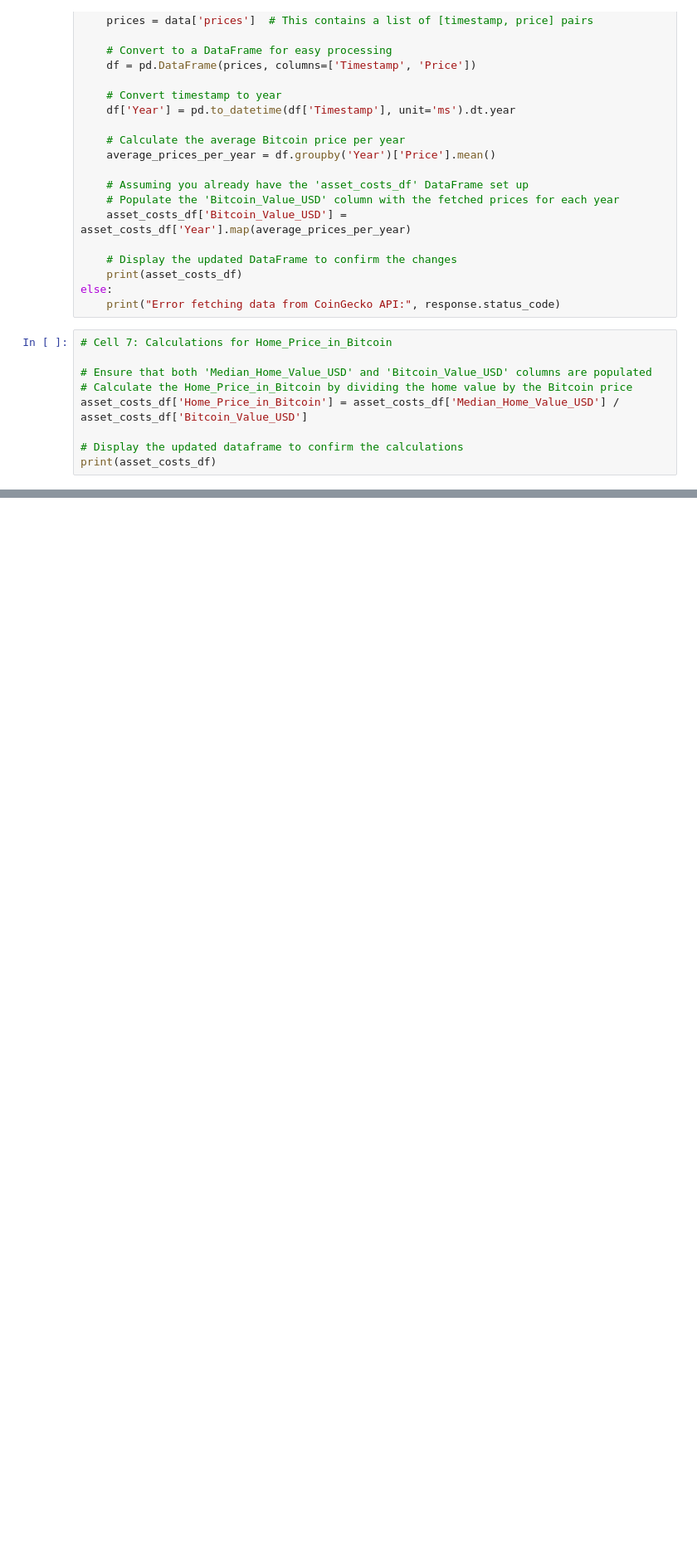
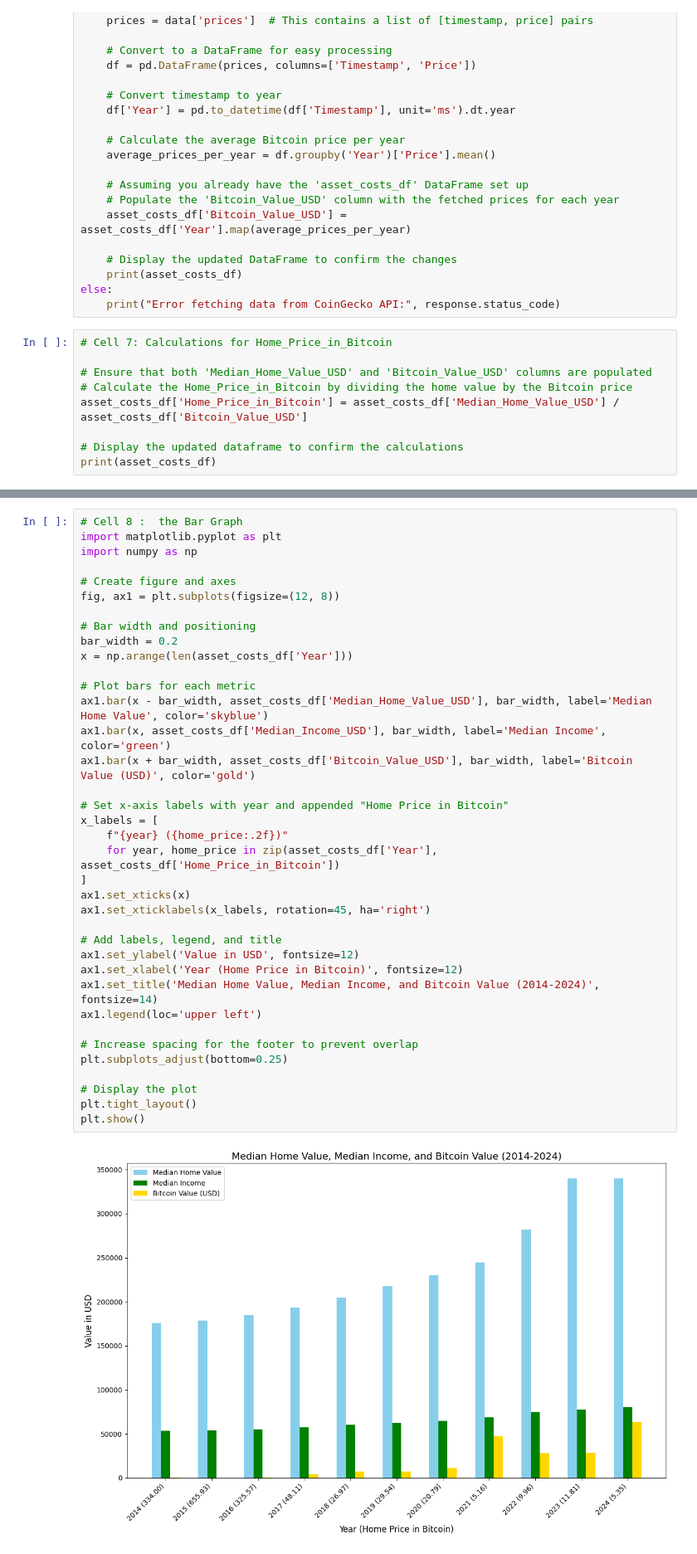
Before and after one commit to ZeusEnergy007/AssetCostsCompared, a Jupyter notebook: AssetCostsCompared.ipynb, the cells around one changed output, grey strips where cells are left out. Shown at 83% size. Drawn from its saved outputs; the diff is of its cells as text; blank space fills up the shorter version.

```diff
--- a/AssetCostsCompared.ipynb
+++ b/AssetCostsCompared.ipynb
@@ -404,0 +353,39 @@ plt.show()
+# %%
+# Cell 8 :  the Bar Graph
+import matplotlib.pyplot as plt
+import numpy as np
+
+# Create figure and axes
+fig, ax1 = plt.subplots(figsize=(12, 8))
+
+# Bar width and positioning
+bar_width = 0.2
+x = np.arange(len(asset_costs_df['Year']))
+
+# Plot bars for each metric
+ax1.bar(x - bar_width, asset_costs_df['Median_Home_Value_USD'], bar_width, label='Median Home Value', color='skyblue')
+ax1.bar(x, asset_costs_df['Median_Income_USD'], bar_width, label='Median Income', color='green')
+ax1.bar(x + bar_width, asset_costs_df['Bitcoin_Value_USD'], bar_width, label='Bitcoin Value (USD)', color='gold')
+
+# Set x-axis labels with year and appended "Home Price in Bitcoin"
+x_labels = [
+    f"{year} ({home_price:.2f})"
+    for year, home_price in zip(asset_costs_df['Year'], asset_costs_df['Home_Price_in_Bitcoin'])
+]
+ax1.set_xticks(x)
+ax1.set_xticklabels(x_labels, rotation=45, ha='right')
+
+# Add labels, legend, and title
+ax1.set_ylabel('Value in USD', fontsize=12)
+ax1.set_xlabel('Year (Home Price in Bitcoin)', fontsize=12)
+ax1.set_title('Median Home Value, Median Income, and Bitcoin Value (2014-2024)', fontsize=14)
+ax1.legend(loc='upper left')
+
+# Increase spacing for the footer to prevent overlap
+plt.subplots_adjust(bottom=0.25)
+
+# Display the plot
+plt.tight_layout()
+plt.show()
+# %% [output]
+[figure, added]
```
Also changed, not shown: parts of 2 cells of this notebook, 1 other file.
